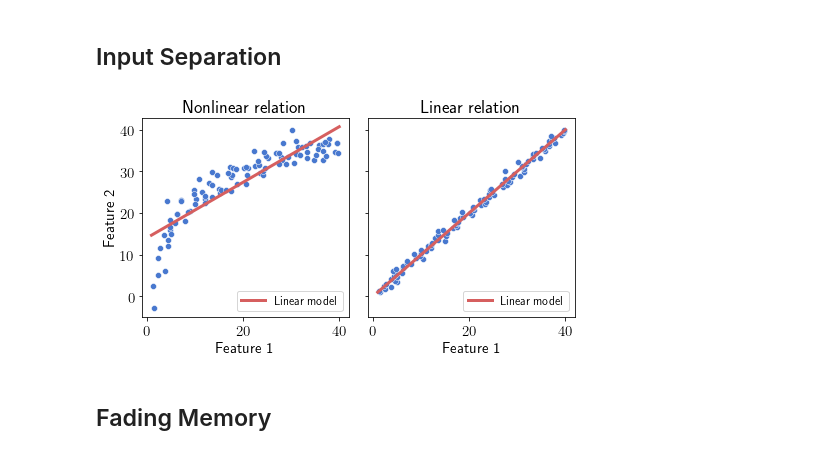
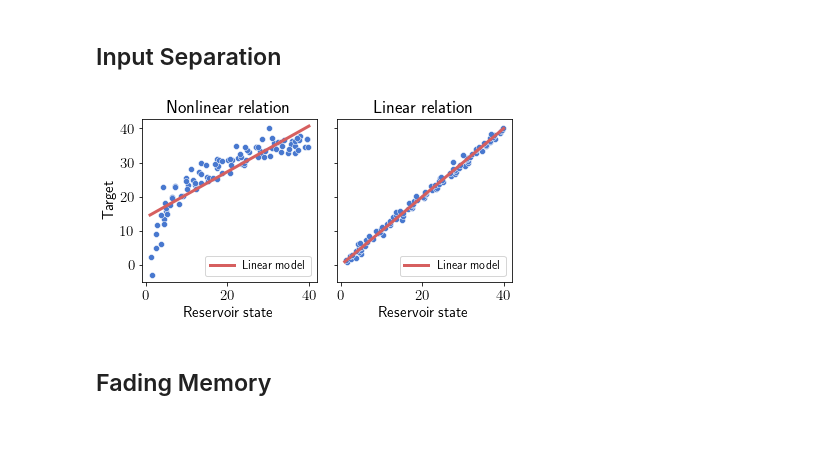
Before and after one commit to mcndt/thesis-plant-reservoir-computing, a Jupyter notebook: notebooks/toy_demos/toy_demo_input_sep_fading_mem.ipynb, the cells around one changed output. Cells and saved outputs as stored; diff of their text form; code cells hidden in the pictures.

```diff
--- a/notebooks/toy_demos/toy_demo_input_sep_fading_mem.ipynb
+++ b/notebooks/toy_demos/toy_demo_input_sep_fading_mem.ipynb
@@ -25,37 +25,37 @@ y_linear = y_func(y_input)
 y_nonlin = y_nonlin / y_nonlin.max() * y_linear.max()
 
 model_nonlin = LinearRegression()
 model_nonlin.fit(x_input.reshape(-1, 1), y_nonlin)
 y_hat_nonlin = model_nonlin.predict(x_input.reshape(-1, 1))
 
 model_linear = LinearRegression()
 model_linear.fit(x_input.reshape(-1, 1), y_linear)
 y_hat_linear = model_linear.predict(x_input.reshape(-1, 1))
 
 # y_linear_input = np.exp(y_input)
 
 with plt.style.context('seaborn-muted'):
-  fig, (ax1, ax2) = plt.subplots(1, 2, figsize=(7, 4), constrained_layout=False, sharey=True, sharex=True)
+  fig, (ax1, ax2) = plt.subplots(1, 2, figsize=(7 / 4 * 3.5, 3.5), constrained_layout=False, sharey=True, sharex=True)
 
   colors = sns.color_palette()
 
   sns.scatterplot(x=x, y=y_nonlin, ax=ax1, color=colors[0])
   sns.lineplot(x=x_input, y=y_hat_nonlin, ax=ax1, color=colors[2], linewidth=3, label='Linear model')
 
   sns.scatterplot(x=x, y=y_linear, ax=ax2, color=colors[0])
   sns.lineplot(x=x_input, y=y_hat_linear, ax=ax2, color=colors[2], linewidth=3, label='Linear model')
 
   for ax in (ax1, ax2):
-    ax.set_xlabel('Feature 1')
-    ax.set_ylabel('Feature 2')
+    ax.set_xlabel('Reservoir state')
+    ax.set_ylabel('Target')
     ax.legend(loc='lower right')
   ax1.set_title('Nonlinear relation')
   ax2.set_title('Linear relation')
   plt.tight_layout()
   plt.savefig('explainer_input_sep.png', dpi=200, facecolor='white')
   plt.show()
 # %% [output]
-[figure, old version]
+[figure, new version]
 # %% [markdown]
 ## Fading Memory
 # %%
```
Also changed, not shown: parts of 3 cells of this notebook, 2 other files.
